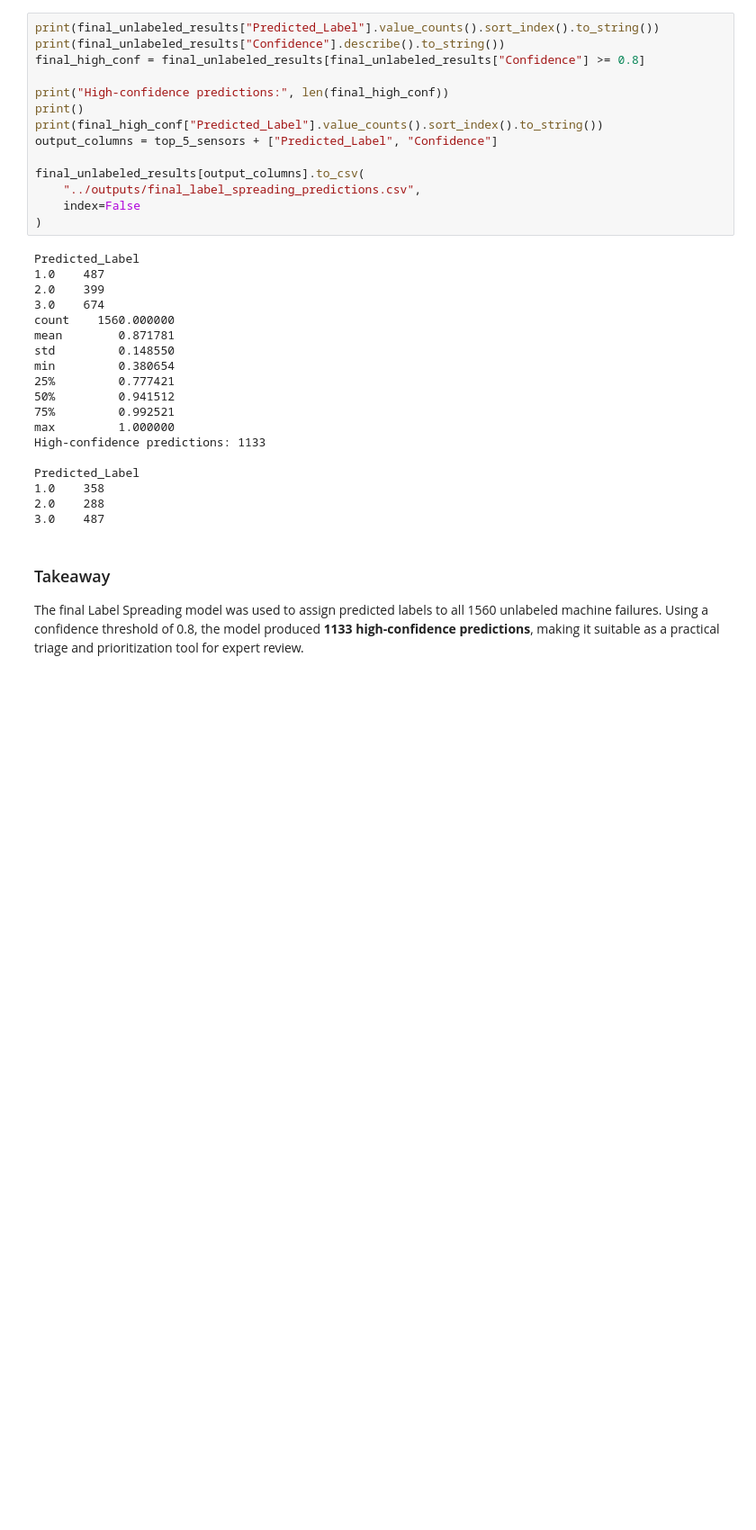
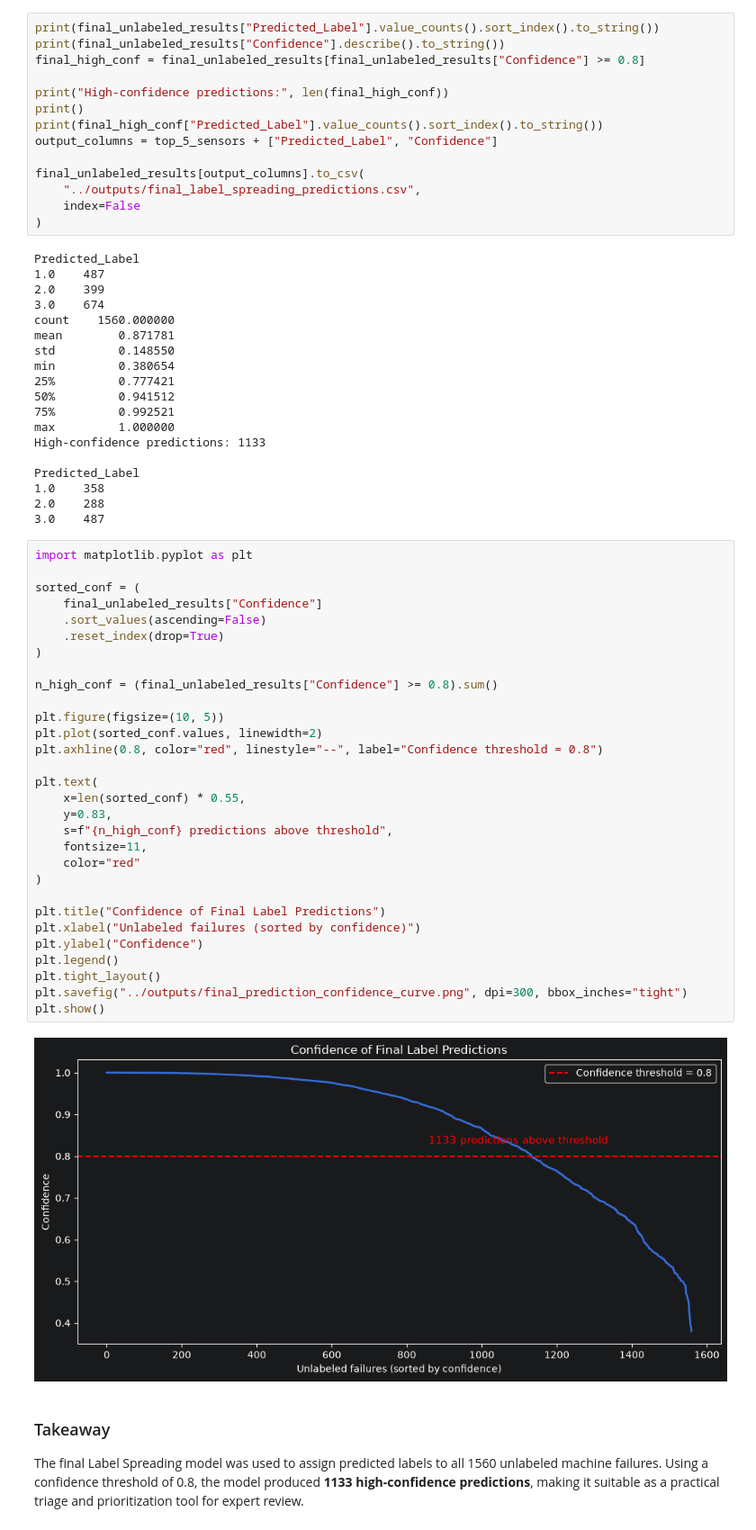
Before and after one commit to hadareal/sensor-failure-clustering, a Jupyter notebook: notebook/01_sensor_clustering.ipynb, the cells around one changed output. Shown at 90% size. Saved outputs shown, nothing was run; the diff lists cells and outputs as text; blank space fills up the shorter version.

```diff
--- a/notebook/01_sensor_clustering.ipynb
+++ b/notebook/01_sensor_clustering.ipynb
@@ -1264,6 +1329,38 @@ Predicted_Label
 1.0    358
 2.0    288
 3.0    487
+# %%
+import matplotlib.pyplot as plt
+
+sorted_conf = (
+    final_unlabeled_results["Confidence"]
+    .sort_values(ascending=False)
+    .reset_index(drop=True)
+)
+
+n_high_conf = (final_unlabeled_results["Confidence"] >= 0.8).sum()
+
+plt.figure(figsize=(10, 5))
+plt.plot(sorted_conf.values, linewidth=2)
+plt.axhline(0.8, color="red", linestyle="--", label="Confidence threshold = 0.8")
+
+plt.text(
+    x=len(sorted_conf) * 0.55,
+    y=0.83,
+    s=f"{n_high_conf} predictions above threshold",
+    fontsize=11,
+    color="red"
+)
+
+plt.title("Confidence of Final Label Predictions")
+plt.xlabel("Unlabeled failures (sorted by confidence)")
+plt.ylabel("Confidence")
+plt.legend()
+plt.tight_layout()
+plt.savefig("../outputs/final_prediction_confidence_curve.png", dpi=300, bbox_inches="tight")
+plt.show()
+# %% [output]
+[figure, added]
 # %% [markdown]
 ### Takeaway
 
```
Also changed, not shown: parts of 4 cells of this notebook, 4 other files.
